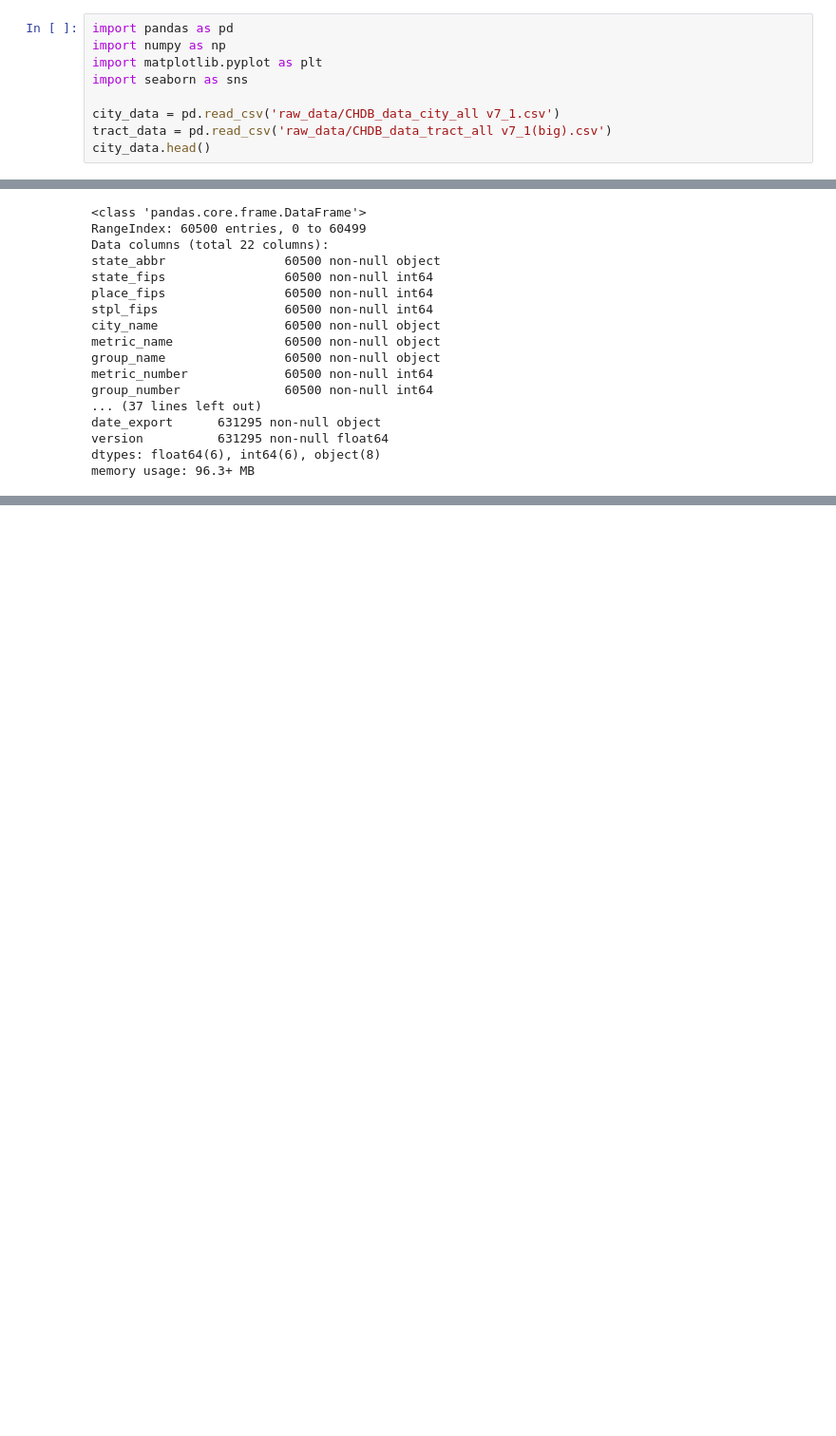
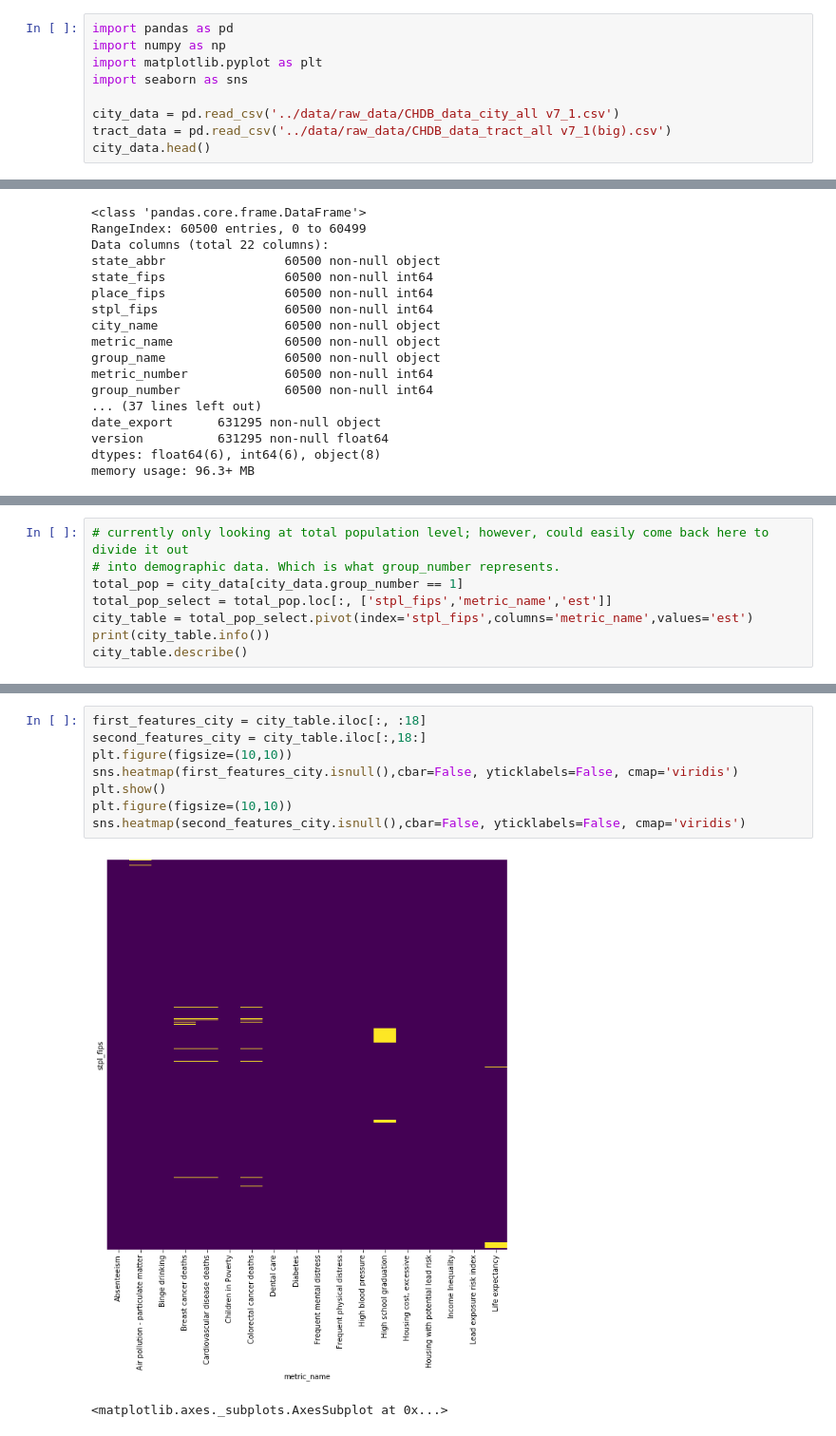
Before and after one commit to lilfetz22/Health_Scores_CAP2, a Jupyter notebook: scripts/Health_Scores_EDA.ipynb, the cells around one changed output, grey strips where cells are left out. Shown at 95% size. Saved outputs shown, nothing was run; the diff lists cells and outputs as text; blank space fills up the shorter version.

```diff
--- a/scripts/Health_Scores_EDA.ipynb
+++ b/scripts/Health_Scores_EDA.ipynb
@@ -4,8 +4,8 @@ import numpy as np
 import matplotlib.pyplot as plt
 import seaborn as sns
 
-city_data = pd.read_csv('raw_data/CHDB_data_city_all v7_1.csv')
-tract_data = pd.read_csv('raw_data/CHDB_data_tract_all v7_1(big).csv')
+city_data = pd.read_csv('../data/raw_data/CHDB_data_city_all v7_1.csv')
+tract_data = pd.read_csv('../data/raw_data/CHDB_data_tract_all v7_1(big).csv')
 city_data.head()
 # %% [output]
 |  | state_abbr | state_fips | place_fips | stpl_fips | city_name | metric_name | group_name | metric_number | ... |
@@ -142,0 +108,8 @@ array([7.1])
+# %%
+# currently only looking at total population level; however, could easily come back here to divide it out
+# into demographic data. Which is what group_number represents.
+total_pop = city_data[city_data.group_number == 1]
+total_pop_select = total_pop.loc[:, ['stpl_fips','metric_name','est']]
+city_table = total_pop_select.pivot(index='stpl_fips',columns='metric_name',values='est')
+print(city_table.info())
+city_table.describe()
@@ -142,0 +184,11 @@ array([7.1])
+# %%
+first_features_city = city_table.iloc[:, :18]
+second_features_city = city_table.iloc[:,18:]
+plt.figure(figsize=(10,10))
+sns.heatmap(first_features_city.isnull(),cbar=False, yticklabels=False, cmap='viridis')
+plt.show()
+plt.figure(figsize=(10,10))
+sns.heatmap(second_features_city.isnull(),cbar=False, yticklabels=False, cmap='viridis')
+# %% [output]
+[figure, added]
+<matplotlib.axes._subplots.AxesSubplot at 0x...>
```
Also changed, not shown: parts of 13 cells of this notebook, 1 other file.
